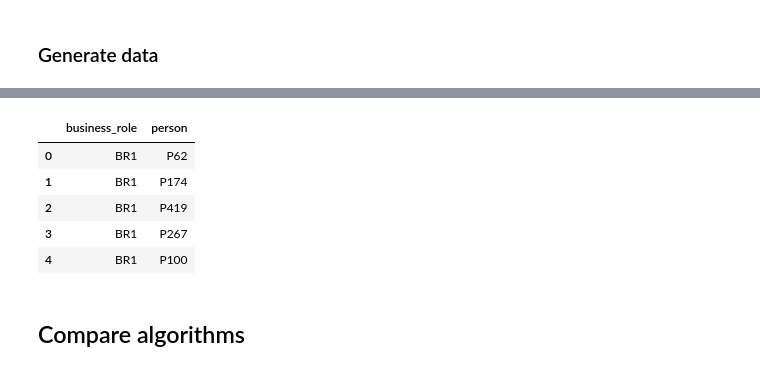
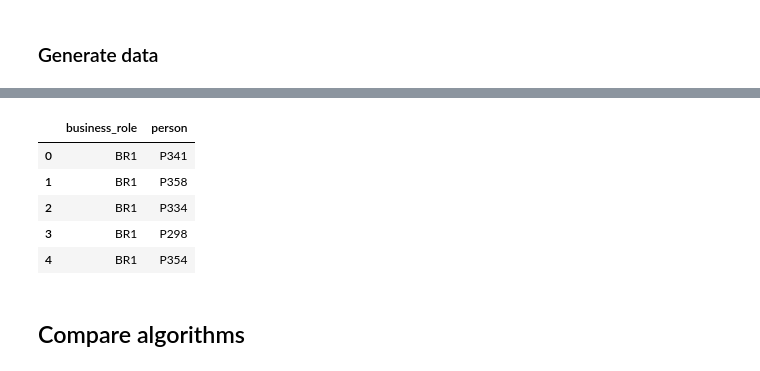
Before and after one commit to neo2478/rbac_reduction, a Jupyter notebook: rbac_graph_reduction.ipynb, the cells around one changed output, grey strips where cells are left out. Saved outputs shown, nothing was run; the diff lists cells and outputs as text; code cells hidden in the pictures.

```diff
--- a/rbac_graph_reduction.ipynb
+++ b/rbac_graph_reduction.ipynb
@@ -103,21 +111,21 @@ def generate_business_roles(num_roles, num_people, percent_same, max_members, ma
 # %%
 # Minimum example for code testing
 # df = generate_business_roles(num_roles = 100, num_people = 50, percent_same = 10, max_members = 10, max_roles_in_group = 5)
 
 # Minimum example which already shows differences between methods
-df = generate_business_roles(num_roles = 2000, num_people = 500, percent_same = 10, max_members = 20, max_roles_in_group = 10)
+df = generate_business_roles(num_roles = 5000, num_people = 500, percent_same = 10, max_members = 20, max_roles_in_group = 10)
 
 # Realist example seen in real data
 # df = generate_business_roles(num_roles = 50000, num_people = 80000, percent_same = 10, max_members = 250, max_roles_in_group = 150)
 
 df.head()
 # %% [output]
 |  | business_role | person |
-| 0 | BR1 | P62 |
-| 1 | BR1 | P174 |
-| 2 | BR1 | P419 |
-| 3 | BR1 | P267 |
-| 4 | BR1 | P100 |
+| 0 | BR1 | P341 |
+| 1 | BR1 | P358 |
+| 2 | BR1 | P334 |
+| 3 | BR1 | P298 |
+| 4 | BR1 | P354 |
 # %% [markdown]
 ## Compare algorithms
 # %% [markdown]
```
Also changed, not shown: parts of 24 cells of this notebook.
